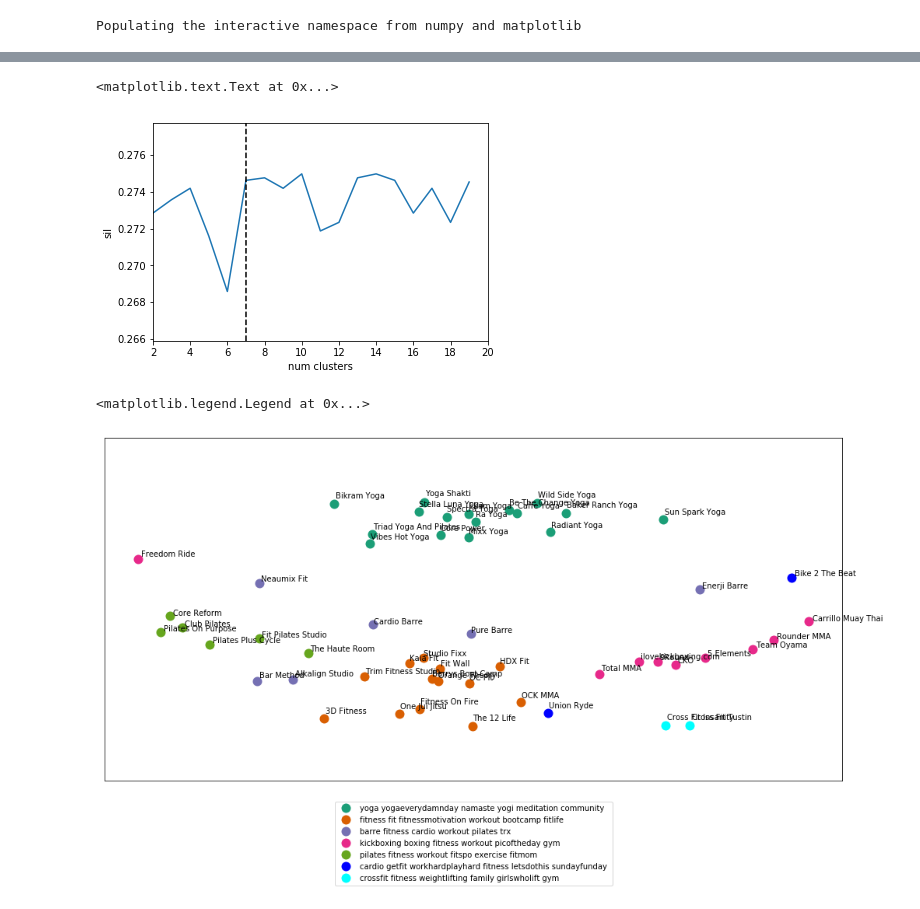
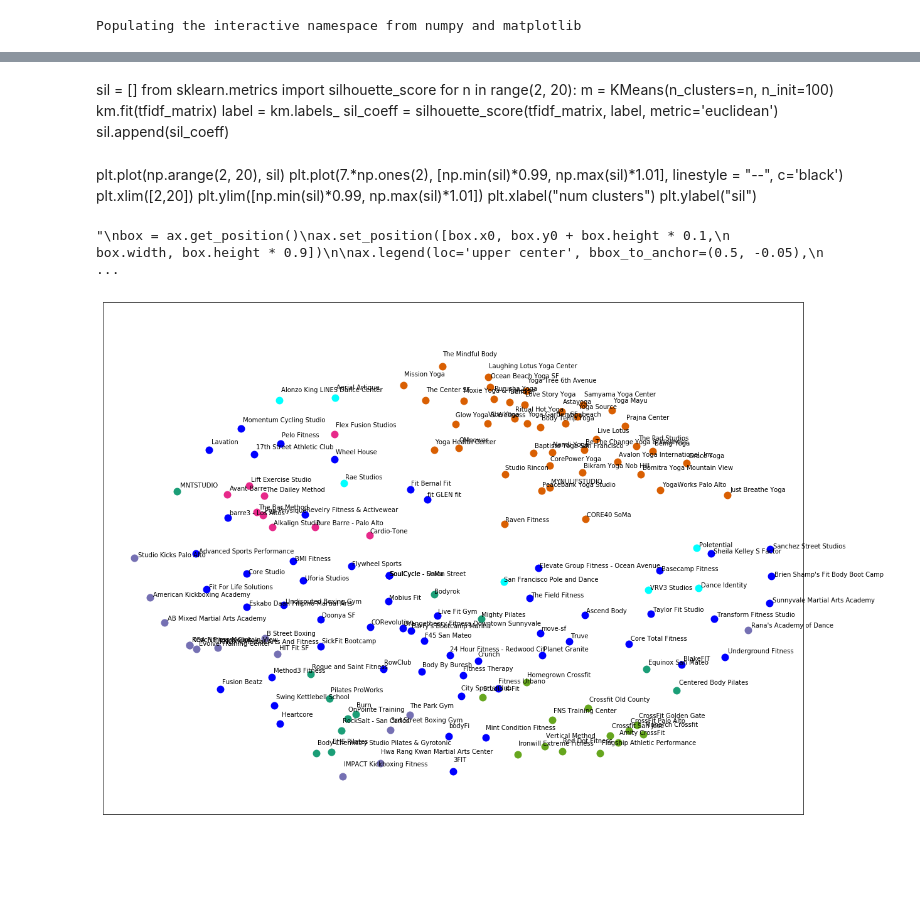
Before and after one commit to mfrate28/Insight, a Jupyter notebook: InsightProject.ipynb, the cells around one changed output, grey strips where cells are left out. Cells and saved outputs as stored; diff of their text form; code cells hidden in the pictures; blank space fills up the shorter version.

```diff
--- a/InsightProject.ipynb
+++ b/InsightProject.ipynb
@@ -195,5 +268,5 @@ Name: carrillomuaythai, dtype: float64
 # %%
-num_clusters = 7
+num_clusters = 9 #
 
 km = KMeans(n_clusters=num_clusters, n_init=100)
 
@@ -271,0 +321,4 @@ Name: cluster, dtype: int64
+# %%
+totDF['clusters'] = clusters
+#newDF = totDF.assign(clusters = clusters)
+totDF['clusters'].value_counts()
@@ -278,9 +342,11 @@ print()
 order_centroids = km.cluster_centers_.argsort()[:, ::-1]
 
 cluster_names = {}
+cluster_genres = {}
 for i in range(num_clusters):
     print("Cluster %d words:" % i, end='')
     cluster_names[i]=""
+    cluster_genres[i]=[]
 
     for ind in order_centroids[i, :6]: #replace 6 with n words per cluster
         cluster_names[i] += terms[ind].split(' ')[0] + " "
@@ -289,13 +355,14 @@ for i in range(num_clusters):
     print() #add whitespace
 
     print("Cluster %d titles:" % i, end='')
-    for title in frame.loc[i]['title'].values.tolist():
+    for title in totDF.loc[i]['studioName'].values.tolist():
         print(' %s,' % title, end='')
     print() #add whitespace
     print() #add whitespace
 
     print("Cluster %d group:" % i, end='')
-    for g in frame.loc[i]['genre'].values.tolist():
+    for g in totDF.loc[i]['type'].values.tolist():
+        cluster_genres[i] += g
         print(' %s,' % g, end='')
     print() #add whitespace
     print() #add whitespace
@@ -330,0 +391,7 @@ plt.ylabel("F1")
+# %%
+cluster_category = {}
+for i in range(num_clusters):
+    wordCount = Counter([x for sublist in cluster_genres[i] for x in sublist])
+    print(dict(wordCount))
+    cluster_category[i]=wordCount.most_common(1)[0][0]
+print (cluster_category)
@@ -409,13 +590,19 @@ for n in range(2, 20):
-# %%
-plt.plot(np.arange(2, 20), sil)
-plt.plot(7.*np.ones(2), [np.min(sil)*0.99, np.max(sil)*1.01], linestyle = "--", c='black')
-plt.xlim([2,20])
-plt.ylim([np.min(sil)*0.99, np.max(sil)*1.01])
-plt.xlabel("num clusters")
-plt.ylabel("sil")
-# %% [output]
-<matplotlib.text.Text at 0x...>
-[figure, removed]
+# %% [markdown]
+sil = []
+from sklearn.metrics import silhouette_score
+for n in range(2, 20):
+    m = KMeans(n_clusters=n, n_init=100)
+    km.fit(tfidf_matrix)
+    label = km.labels_
+    sil_coeff = silhouette_score(tfidf_matrix, label, metric='euclidean')
+    sil.append(sil_coeff)
+# %% [markdown]
+plt.plot(np.arange(2, 20), sil)
+plt.plot(7.*np.ones(2), [np.min(sil)*0.99, np.max(sil)*1.01], linestyle = "--", c='black')
+plt.xlim([2,20])
+plt.ylim([np.min(sil)*0.99, np.max(sil)*1.01])
+plt.xlabel("num clusters")
+plt.ylabel("sil")
 # %%
 from sklearn.manifold import MDS
 
@@ -438,7 +625,7 @@ groups = df.groupby('label')
 
 
 # set up plot
-fig, ax = plt.subplots(figsize=(17, 9)) # set size
+fig, ax = plt.subplots(figsize=(20, 15)) # set size
 ax.margins(0.05) # Optional, just adds 5% padding to the autoscaling
 
 #iterate through groups to layer the plot
@@ -460,33 +647,35 @@ for name, group in groups:
         labelleft='off')
 
 
 
 #ax.set_xlim([-1,1] )
 ax.set_ylim([-0.9,1])
 #add label in x,y position with the label as the film title
 for i in range(len(df)):
     xscalefactor = 1.01 if df.iloc[i]['x'] >0 else 0.99
     yscalefactor = 1.05 if df.iloc[i]['y'] >0 else 0.95
     ax.text(df.iloc[i]['x']*xscalefactor, df.iloc[i]['y']*yscalefactor, df.iloc[i]['title'], size=10)
 
 #ax.legend(numpoints=1)  #show legend with only 1 point
-
+'''
 box = ax.get_position()
 ax.set_position([box.x0, box.y0 + box.height * 0.1,
                  box.width, box.height * 0.9])
 
 ax.legend(loc='upper center', bbox_to_anchor=(0.5, -0.05),
           fancybox=True,  ncol = 1)
+'''
+
 #fig = plt.figure(figsize=(2, 1.25))
 #patches = [
 #    matplotlib.patches.Patch(color=color, label=label)
 #    for label, color in zip(cluster_names, cluster_colors)]
 #fig.legend(patches, labels, loc='center', frameon=False)
 #plt.show()
 #plt.show() #show the plot
 
 #uncomment the below to save the plot if need be
 #plt.savefig('clusters_small_noaxes.png', dpi=200)
 # %% [output]
-<matplotlib.legend.Legend at 0x...>
+"\nbox = ax.get_position()\nax.set_position([box.x0, box.y0 + box.height * 0.1,\n                 box.width, box.height * 0.9])\n\nax.legend(loc='upper center', bbox_to_anchor=(0.5, -0.05),\n          ...
-[figure, old version]
+[figure, new version]
```
Also changed, not shown: parts of 57 cells of this notebook.
